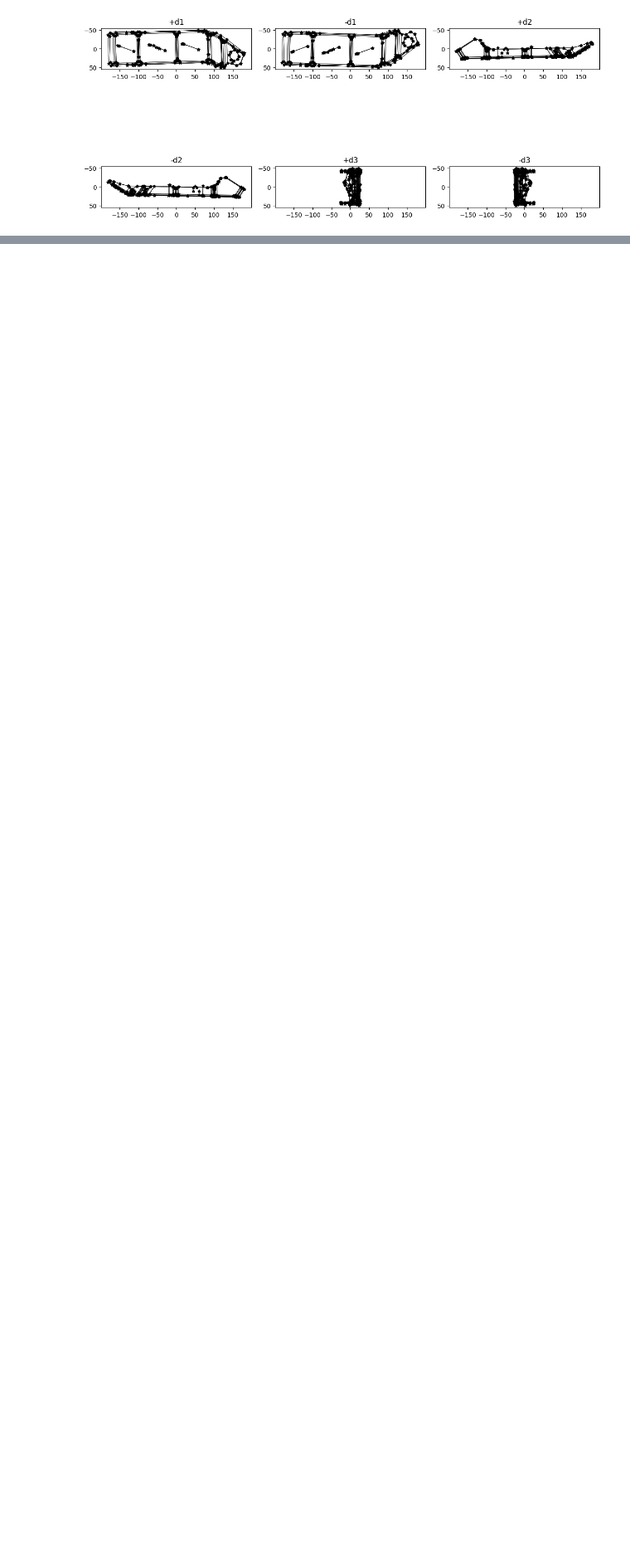
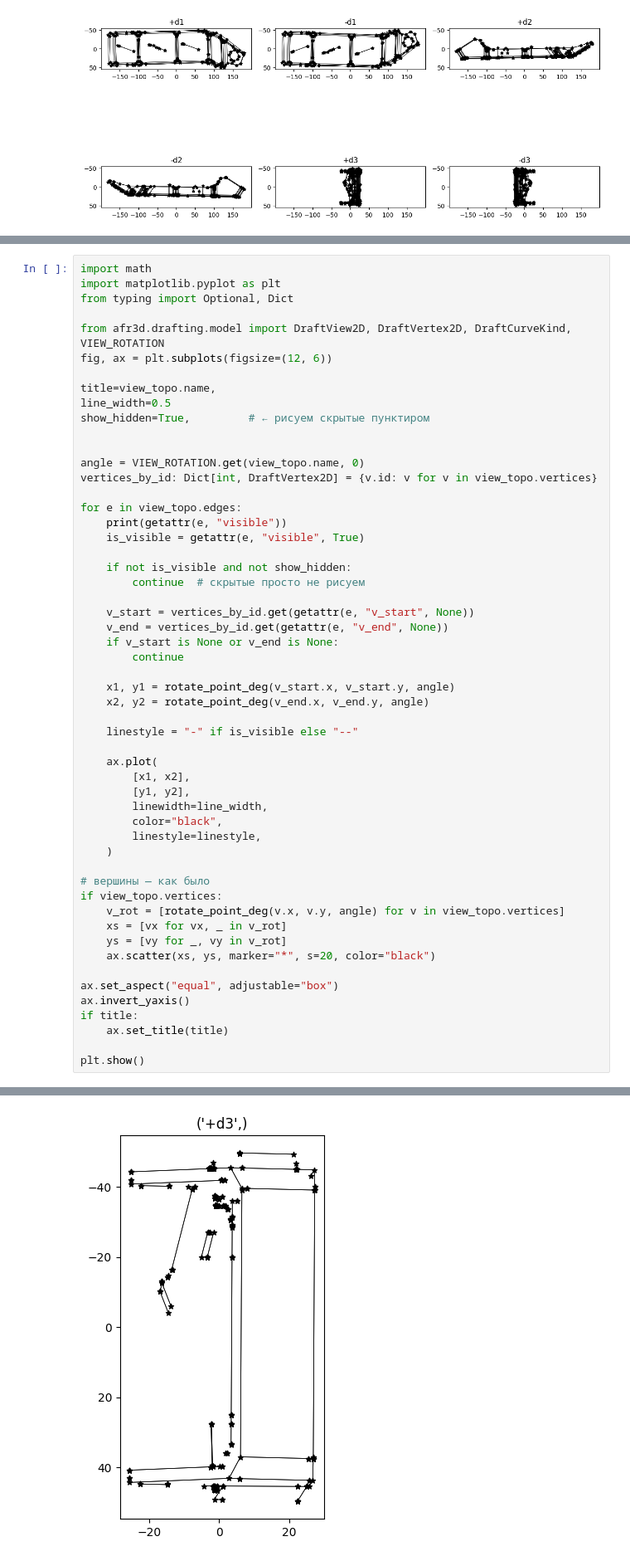
Before and after one commit to borisyich/make_drafting, a Jupyter notebook: notebooks/03_analytic_views.ipynb, the cells around one changed output, grey strips where cells are left out. Shown at 83% size. Saved outputs shown, nothing was run; the diff lists cells and outputs as text; blank space fills up the shorter version.

```diff
--- a/notebooks/03_analytic_views.ipynb
+++ b/notebooks/03_analytic_views.ipynb
@@ -452,0 +542,55 @@ plt.show()
+# %%
+import math
+import matplotlib.pyplot as plt
+from typing import Optional, Dict
+
+from afr3d.drafting.model import DraftView2D, DraftVertex2D, DraftCurveKind, VIEW_ROTATION
+fig, ax = plt.subplots(figsize=(12, 6))
+
+title=view_topo.name,
+line_width=0.5
+show_hidden=True,         # ← рисуем скрытые пунктиром
+
+
+angle = VIEW_ROTATION.get(view_topo.name, 0)
+vertices_by_id: Dict[int, DraftVertex2D] = {v.id: v for v in view_topo.vertices}
+
+for e in view_topo.edges:
+    print(getattr(e, "visible"))
+    is_visible = getattr(e, "visible", True)
+
+    if not is_visible and not show_hidden:
+        continue  # скрытые просто не рисуем
+
+    v_start = vertices_by_id.get(getattr(e, "v_start", None))
+    v_end = vertices_by_id.get(getattr(e, "v_end", None))
+    if v_start is None or v_end is None:
+        continue
+
+    x1, y1 = rotate_point_deg(v_start.x, v_start.y, angle)
+    x2, y2 = rotate_point_deg(v_end.x, v_end.y, angle)
+
+    linestyle = "-" if is_visible else "--"
+
+    ax.plot(
+        [x1, x2],
+        [y1, y2],
+        linewidth=line_width,
+        color="black",
+        linestyle=linestyle,
+    )
+
+# вершины — как было
+if view_topo.vertices:
+    v_rot = [rotate_point_deg(v.x, v.y, angle) for v in view_topo.vertices]
+    xs = [vx for vx, _ in v_rot]
+    ys = [vy for _, vy in v_rot]
+    ax.scatter(xs, ys, marker="*", s=20, color="black")
+
+ax.set_aspect("equal", adjustable="box")
+ax.invert_yaxis()
+if title:
+    ax.set_title(title)
+
+plt.show()
+# %% [output]
@@ -452,0 +614 @@ plt.show()
+[figure, added]
```
Also changed, not shown: parts of 5 cells of this notebook, 3 other files.
